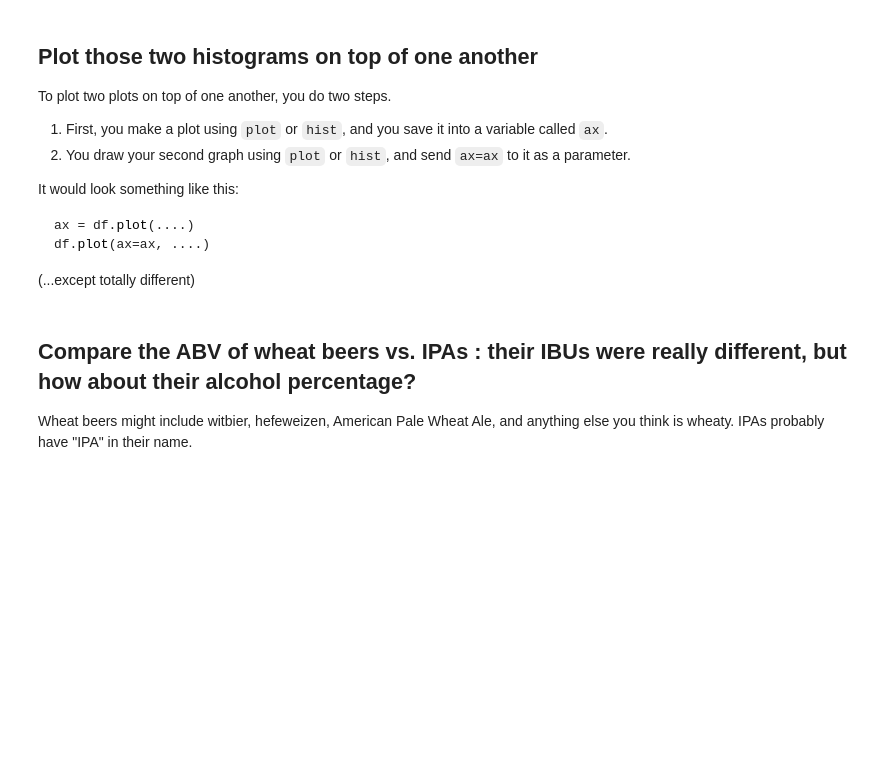
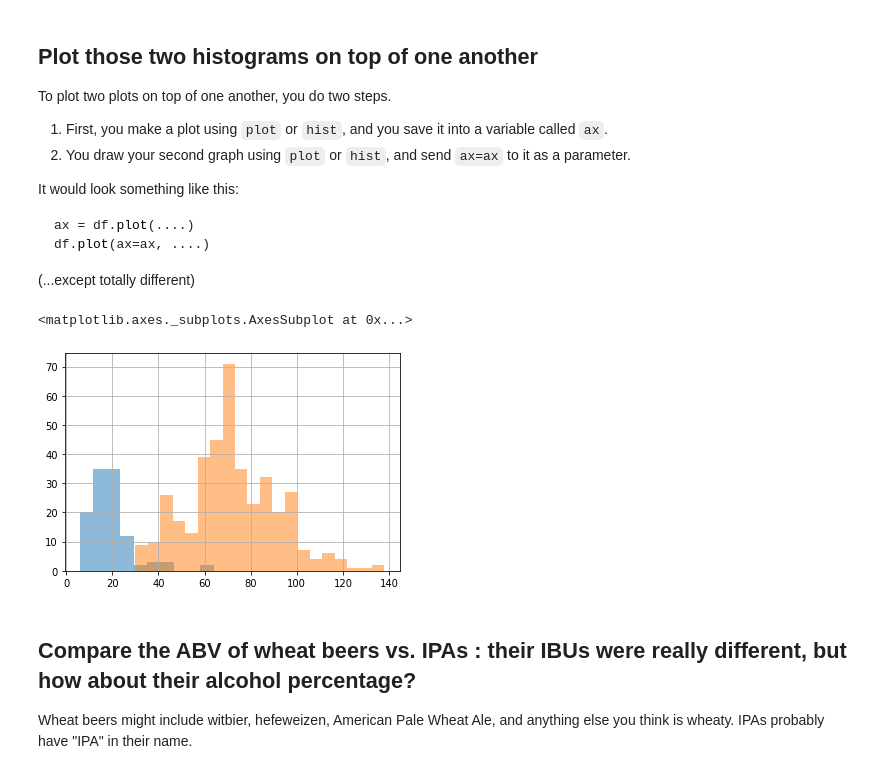
Before and after one commit to SawyerClick/foundations_homework, a Jupyter notebook: 06-homework/beer/Dataset ONE - Beer cans.ipynb, the cells around one changed output. Saved outputs shown, nothing was run; the diff lists cells and outputs as text; code cells hidden in the pictures; blank space fills up the shorter version.

````diff
--- a/06-homework/beer/Dataset ONE - Beer cans.ipynb
+++ b/06-homework/beer/Dataset ONE - Beer cans.ipynb
@@ -378,6 +462,12 @@ df.plot(ax=ax, ....)
 ```
 
 (...except totally different)
+# %%
+ax = df[df.Style.isin(['Witbier', 'Hefeweizen', 'American Pale Wheat Ale'])].IBUs.hist(alpha=.5)
+df[df.Style.str.contains('IPA', na=False)].IBUs.hist(ax=ax, bins=20, alpha = .5)
+# %% [output]
+<matplotlib.axes._subplots.AxesSubplot at 0x...>
+[figure, added]
 # %% [markdown]
 ## Compare the ABV of wheat beers vs. IPAs : their IBUs were really different, but how about their alcohol percentage?
 
````
Also changed, not shown: parts of 15 cells of this notebook, 1 other file.
